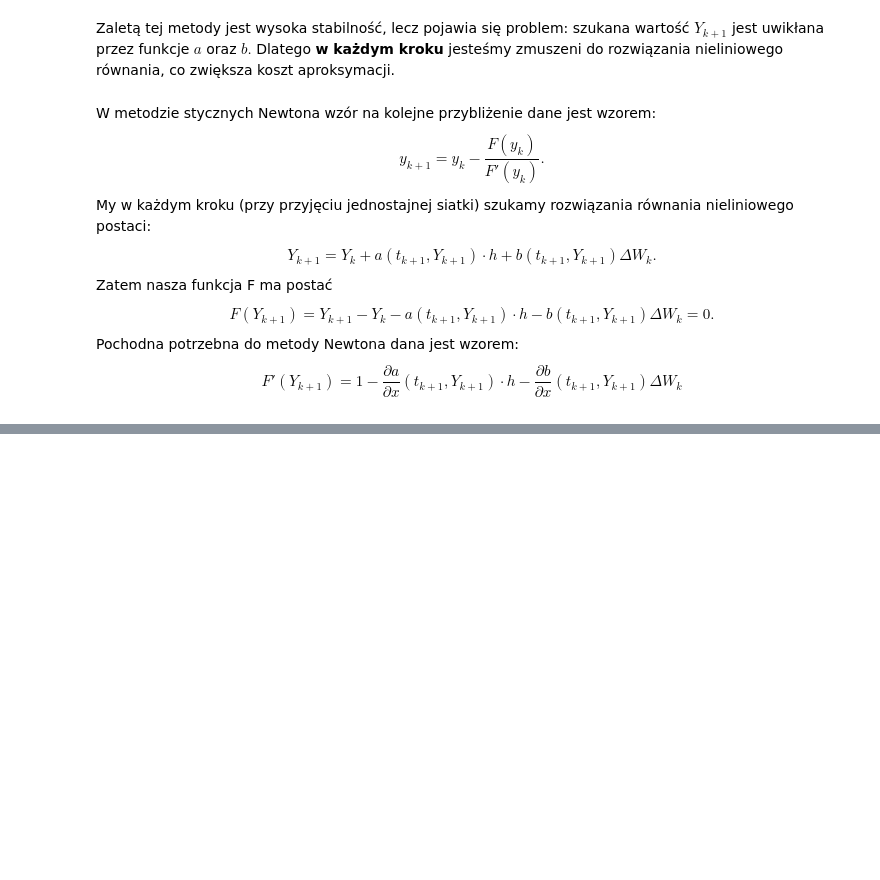
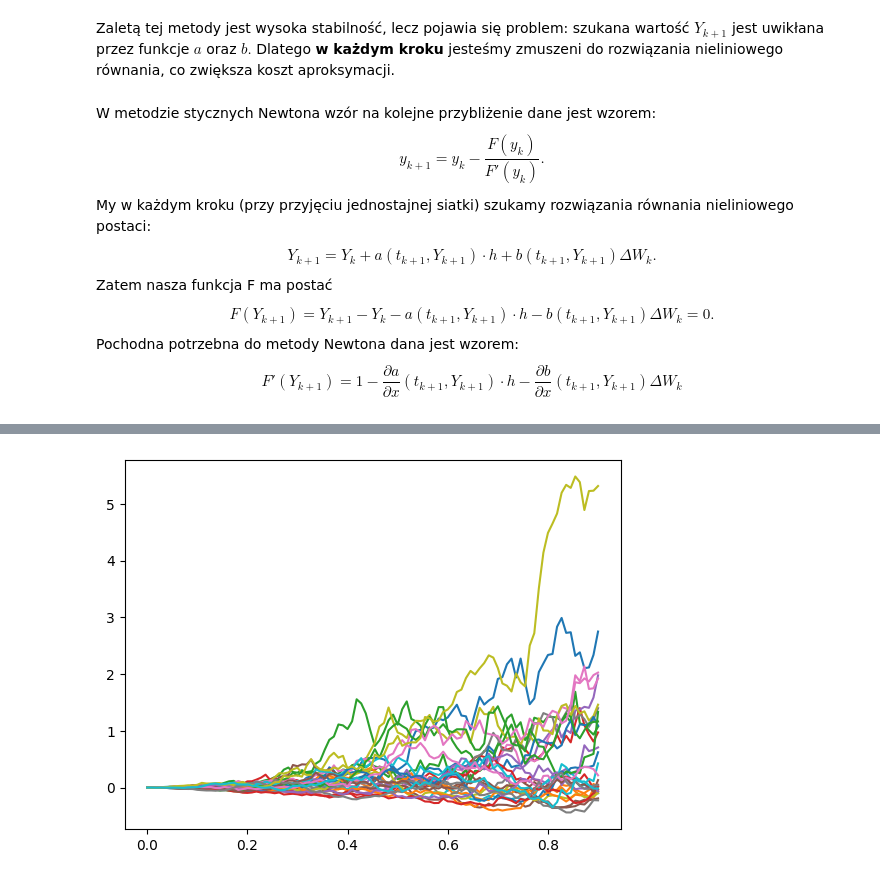
Before and after one commit to Hel4r/MNSRR-projekt-zaliczeniowy, a Jupyter notebook: symulacja.ipynb, the cells around one changed output, grey strips where cells are left out. Drawn from its saved outputs; the diff is of its cells as text; code cells hidden in the pictures; blank space fills up the shorter version.

```diff
--- a/symulacja.ipynb
+++ b/symulacja.ipynb
@@ -229,0 +423,8 @@ plt.show()
+# %%
+a = lambda t, X: X**2 # dryf
+b = lambda t, X: t + X # dyfuzja
+da = lambda t, X: 2*X
+db = lambda t, X: 1
+N = 30
+x0 = 0
+T = 1.6
@@ -229,0 +440,35 @@ plt.show()
+# %%
+def tangentsolve(F, dF, y0, i):
+    for k in range(i):
+        y0 -= F(y0)/dF(y0)
+    return y0
+# f = lambda x: x**2 - 2
+# df = lambda x: 2*x
+# print(tangentsolve(f, df, 1, 100))
+
+def eulerImplicitTangent(x0, T, a, b, da, db, N, i):
+    h = T/(N-1) # długość kroku
+    t = np.linspace(0, T, N) # podział czasu
+
+    # W to biały szum
+    W = np.zeros(N)
+    W[1:] = np.sqrt(h)*np.random.randn(N-1) # symulowanie procesu Wienera
+    W = np.cumsum(W)
+    deltaW = W[1:] - W[:-1] # przyrosty szumu
+
+
+    # Y to nasz ciąg aproksymacji
+    Y = x0 * np.ones(N)
+    for k in range(N-1):
+        F = lambda yk1: yk1 - Y[k] - a(t[k+1], yk1)*h - b(t[k+1], yk1)*deltaW[k]
+        dF = lambda yk1: 1 - da(t[k+1], yk1)*h - db(t[k+1], yk1)*deltaW[k]
+
+        Y[k+1] = tangentsolve(F, dF, Y[k], i)
+
+    return t, Y
+# %%
+for k in range(30):
+    plt.plot(eulerImplicitTangent(x0, 0.9, a, b, da, db, 100, 10)[0], eulerImplicitTangent(x0, 0.9, a, b, da, db, 100, 10)[1])
+plt.show()
+# %% [output]
+[figure, added]
```
Also changed, not shown: parts of 26 cells of this notebook.
